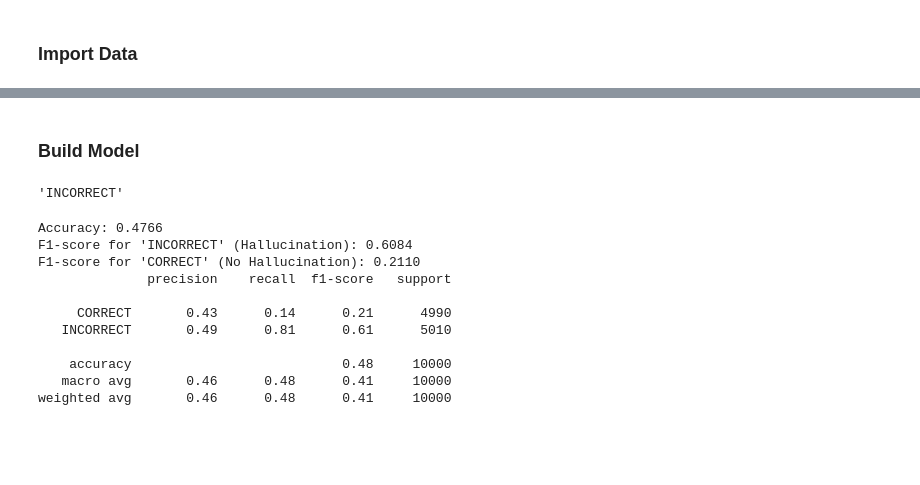
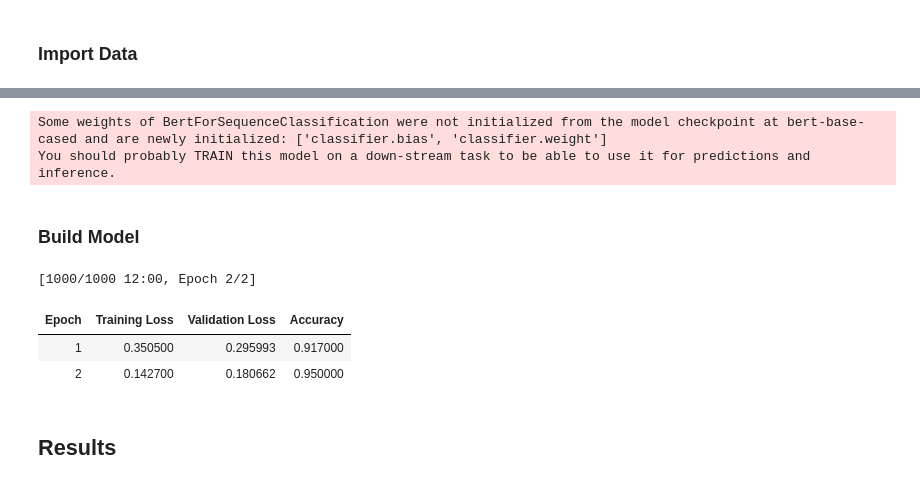
Before and after one commit to scottstossel/llm-hallucinations, a Jupyter notebook: experiments/Hallucination_Baseline.ipynb, the cells around one changed output, grey strips where cells are left out. Cells and saved outputs as stored; diff of their text form; code cells hidden in the pictures; blank space fills up the shorter version.

```diff
--- a/experiments/Hallucination_Baseline.ipynb
+++ b/experiments/Hallucination_Baseline.ipynb
@@ -94,0 +80,7 @@ labels = df['label'].tolist()
+# %%
+model_name = "bert-base-cased"
+bert_tokenizer = AutoTokenizer.from_pretrained(model_name)
+bert_model = AutoModelForSequenceClassification.from_pretrained(model_name, num_labels=2)
+# %% [output]
+Some weights of BertForSequenceClassification were not initialized from the model checkpoint at bert-base-cased and are newly initialized: ['classifier.bias', 'classifier.weight']
+You should probably TRAIN this model on a down-stream task to be able to use it for predictions and inference.
@@ -95,20 +111,2 @@ labels = df['label'].tolist()
 # %% [markdown]
 ### Build Model
-# %%
-model_path = "manueldeprada/FactCC"
-
-tokenizer = AutoTokenizer.from_pretrained(model_path)
-model = AutoModelForSequenceClassification.from_pretrained(model_path)
-
-text='''The US has "passed the peak" on new coronavirus cases, the White House reported. They predict that some states would reopen this month.
-The US has over 637,000 confirmed Covid-19 cases and over 30,826 deaths, the highest for any country in the world.'''
-wrong_summary = '''The pandemic has almost not affected the US'''
-
-# test model is set up correctly
-
-input_dict = tokenizer(text, wrong_summary, max_length=512, padding='max_length', truncation='only_first', return_tensors='pt')
-logits = model(**input_dict).logits
-pred = logits.argmax(dim=1)
-model.config.id2label[pred.item()] # prints: INCORRECT
-# %% [output]
-'INCORRECT'
@@ -147,32 +113,7 @@ class FactCCScorer:
-# %%
-factcc_scorer = FactCCScorer(model_path, BATCH_SIZE, MAX_LENGTH, DEVICE)
-predictions = factcc_scorer.score_batch(documents, summaries)
-
-# Add predictions to DataFrame
-df['factcc_prediction'] = predictions
-# %%
-y_true = df['label'].tolist()
-y_pred = df['factcc_prediction'].tolist()
-
-accuracy = accuracy_score(y_true, y_pred)
-print(f"Accuracy: {accuracy:.4f}")
-
-f1_incorrect = f1_score(y_true, y_pred, pos_label='INCORRECT')
-print(f"F1-score for 'INCORRECT' (Hallucination): {f1_incorrect:.4f}")
-
-f1_correct = f1_score(y_true, y_pred, pos_label="CORRECT")
-print(f"F1-score for 'CORRECT' (No Hallucination): {f1_correct:.4f}")
-
-print(classification_report(y_true, y_pred))
-# %% [output]
-Accuracy: 0.4766
-F1-score for 'INCORRECT' (Hallucination): 0.6084
-F1-score for 'CORRECT' (No Hallucination): 0.2110
-              precision    recall  f1-score   support
-
-     CORRECT       0.43      0.14      0.21      4990
-   INCORRECT       0.49      0.81      0.61      5010
-
-    accuracy                           0.48     10000
-   macro avg       0.46      0.48      0.41     10000
-weighted avg       0.46      0.48      0.41     10000
+# %%
+metric = evaluate.load('accuracy')
+
+def compute_metrics(p):
+    predictions, labels = p
+    predictions = np.argmax(predictions, axis=1)
+    return metric.compute(predictions=predictions, references=labels)
@@ -178,0 +167,9 @@ weighted avg       0.46      0.48      0.41     10000
+# %%
+fine_tune_model(bert_model, bert_tokenizer, X_train, y_train, X_val, y_val)
+# %% [output]
+[1000/1000 12:00, Epoch 2/2]
+| Epoch | Training Loss | Validation Loss | Accuracy |
+| 1 | 0.350500 | 0.295993 | 0.917000 |
+| 2 | 0.142700 | 0.180662 | 0.950000 |
+# %% [markdown]
+## Results
```
Also changed, not shown: parts of 20 cells of this notebook.
